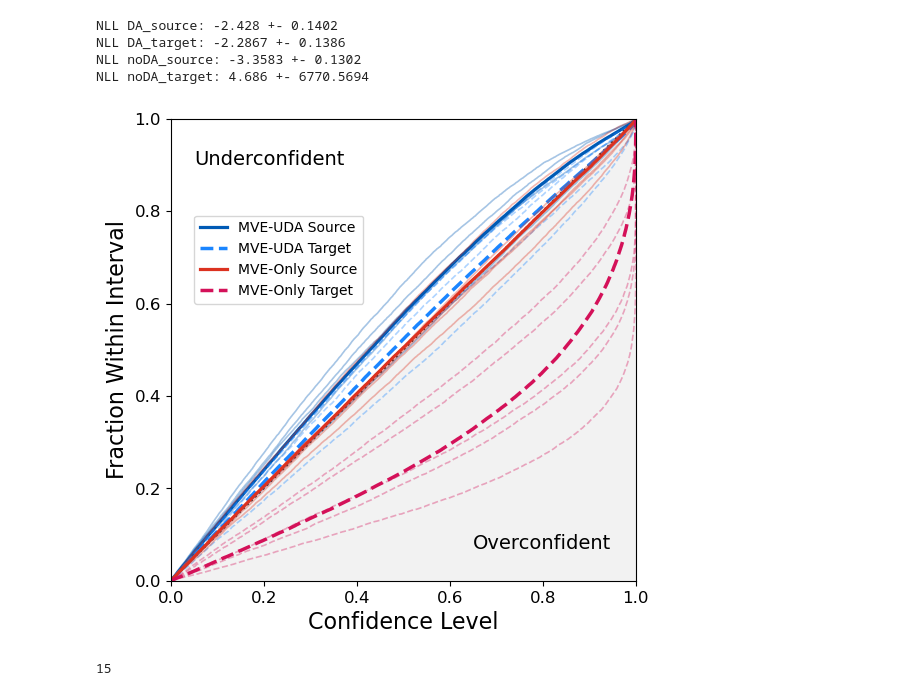
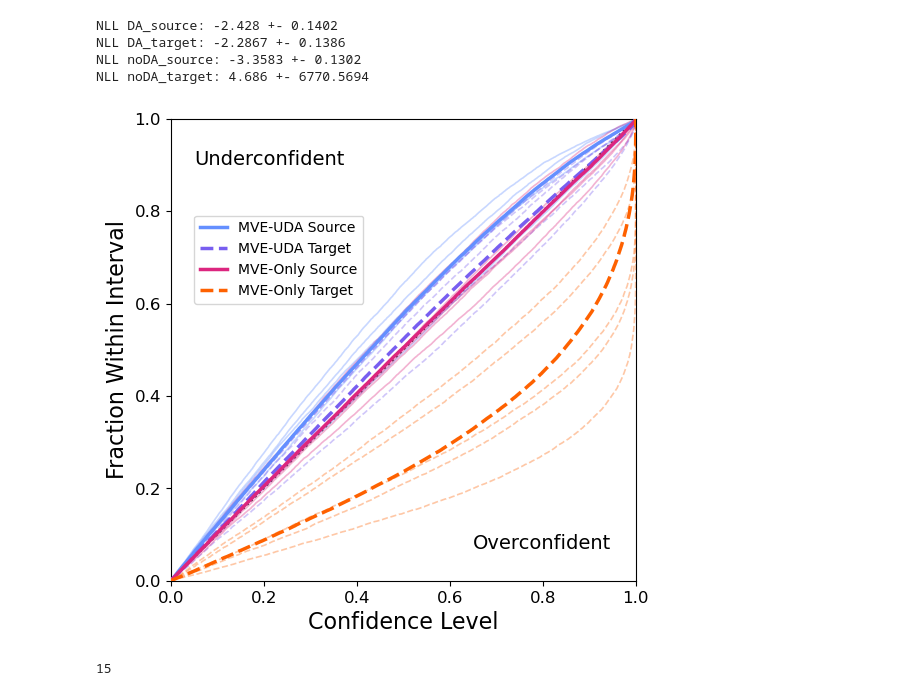
Before and after one commit to deepskies/DomainAdaptiveMVEforLensModeling, a Jupyter notebook: src/training/FinalPaperMVEv2/ModelVizUltimate.ipynb, the cells around one changed output. Drawn from its saved outputs; the diff is of its cells as text; code cells hidden in the pictures.

```diff
--- a/src/training/FinalPaperMVEv2/ModelVizUltimate.ipynb
+++ b/src/training/FinalPaperMVEv2/ModelVizUltimate.ipynb
@@ -221,40 +225,41 @@ plt.ylabel("Fraction Within Interval", fontsize = 16)
 plt.annotate("Underconfident", xy = (0.05, 0.9), fontsize = 14)
 plt.annotate("Overconfident", xy = (0.65, 0.07), fontsize = 14)
 
-plt.fill_between([-1, 2], [-1, 2], y2 = -10, alpha = 0.05, color = 'k')
+#plt.fill_between([-1, 2], [-1, 2], y2 = -10, alpha = 0.02, color = 'k')
 plt.plot([-1, 2], [-1, 2], color = "k", ls = ":", alpha = 0.8)
 
 
-color_opts = ['#005AB5', '#1A85FF', '#DC3220', '#D41159']
+#color_opts = ['#005AB5', '#1A85FF', '#DC3220', '#D41159']
+color_opts = ['#648FFF', '#785EF0', '#DC267F', '#FE6100']
 labels = ['MVE-UDA Source', 'MVE-UDA Target', 'MVE-Only Source', 'MVE-Only Target']
-lws = [2.3, 2.5, 2.3, 2.5]
+lws = [2.5, 2.5, 2.5, 2.5]
 
 ci = 0
 for model_type, models in model_types.items():
     for data_type, dataloader in dataloaders.items():
         key = f"{model_type}_{data_type}"
 
         style = "-"
         if ci % 2 != 0:
             style = "--"
 
         for imod in range(len(models)):
             plt.plot(coverage_scores[key][imod][0], coverage_scores[key][imod][1], color = color_opts[ci], alpha = 0.35, ls = style, lw = 1.2)
 
         mean_cov = np.array(list(coverage_scores[key].values())).mean(axis = 0)
-        plt.plot(mean_cov[0], mean_cov[1], color = color_opts[ci], lw = lws[ci], ls = style, label = labels[ci])
+        plt.plot(mean_cov[0], mean_cov[1], color = color_opts[ci], lw = lws[ci], ls = style, label = labels[ci], zorder = 10)
 
         ci += 1
 
 
 
 plt.legend(fontsize = 10, loc = (0.05, 0.6))
 plt.xlim(-0, 1)
 plt.ylim(-0, 1)
 
 plt.savefig("figures/coverage.png", bbox_inches = 'tight', dpi = 400)
 # %% [output]
-[figure, old version]
+[figure, new version]
 # %%
 mod_type = ["noDA_source", "DA_source", "DA_target"]
 mod_no = [0, 0, 0]
```
Also changed, not shown: parts of 5 cells of this notebook, 2 other files.
